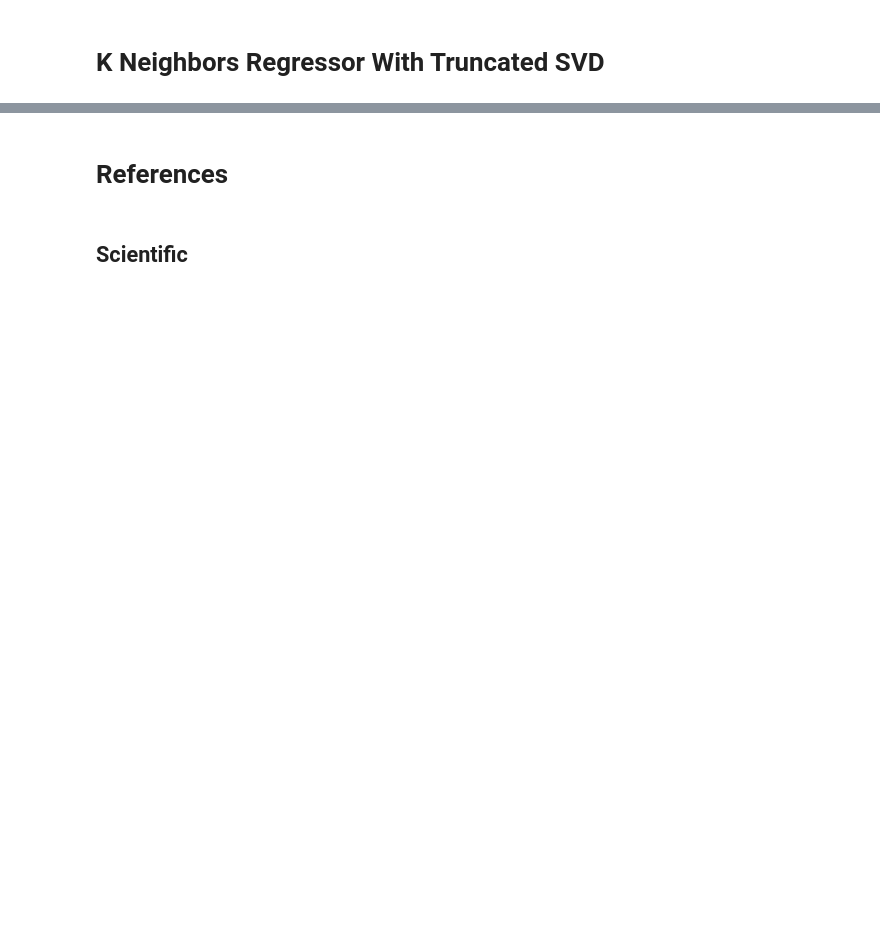
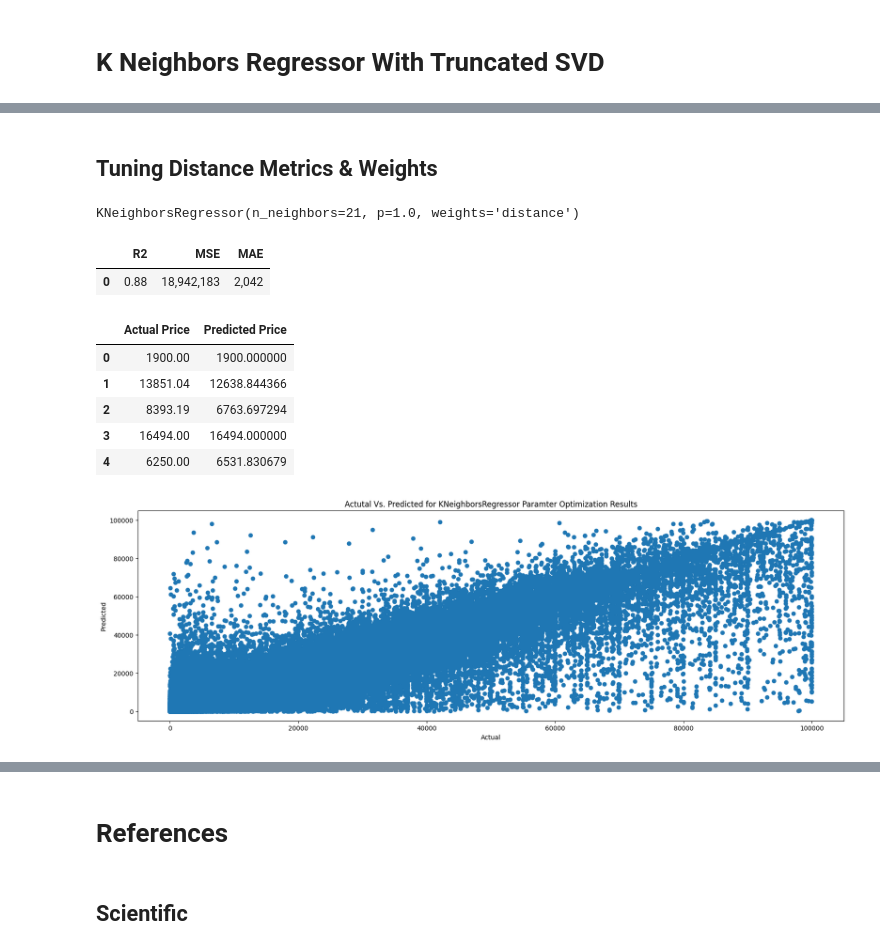
Before and after one commit to nhDuc1993/GMT6740, a Jupyter notebook: Hassan/Hassan Modeling.ipynb, the cells around one changed output, grey strips where cells are left out. Cells and saved outputs as stored; diff of their text form; code cells hidden in the pictures; blank space fills up the shorter version.

```diff
--- a/Hassan/Hassan Modeling.ipynb
+++ b/Hassan/Hassan Modeling.ipynb
@@ -233,0 +288,36 @@ array([1.40225702, 0.59461437, 0.98411756, 0.36609849, 0.32189105,
+# %% [markdown]
+## Tuning Distance Metrics & Weights
+# %%
+knr_grid_params = GridSearchCV(
+    KNeighborsRegressor(),
+    param_grid={
+        "p": [1.0, 2.0],
+        "weights": ["uniform", "distance"],
+        "n_neighbors": np.arange(20, 23, 1),
+    },
+    n_jobs=14,
+    cv=5,
+)
+
+knr_grid_params.fit(Six_D_Train, y_train)
+
+display(knr_grid_params.best_estimator_)
+
+knr_grid_params_y = knr_grid_params.predict(Six_D_Test)
+
+Score_Method(
+    y_test,
+    knr_grid_params_y,
+    "KNeighborsRegressor Paramter Optimization Results",
+)
+# %% [output]
+KNeighborsRegressor(n_neighbors=21, p=1.0, weights='distance')
+|  | R2 | MSE | MAE |
+| 0 | 0.88 | 18,942,183 | 2,042 |
+|  | Actual Price | Predicted Price |
+| 0 | 1900.00 | 1900.000000 |
+| 1 | 13851.04 | 12638.844366 |
+| 2 | 8393.19 | 6763.697294 |
+| 3 | 16494.00 | 16494.000000 |
+| 4 | 6250.00 | 6531.830679 |
+[figure, added]
```
Also changed, not shown: parts of 35 cells of this notebook.
